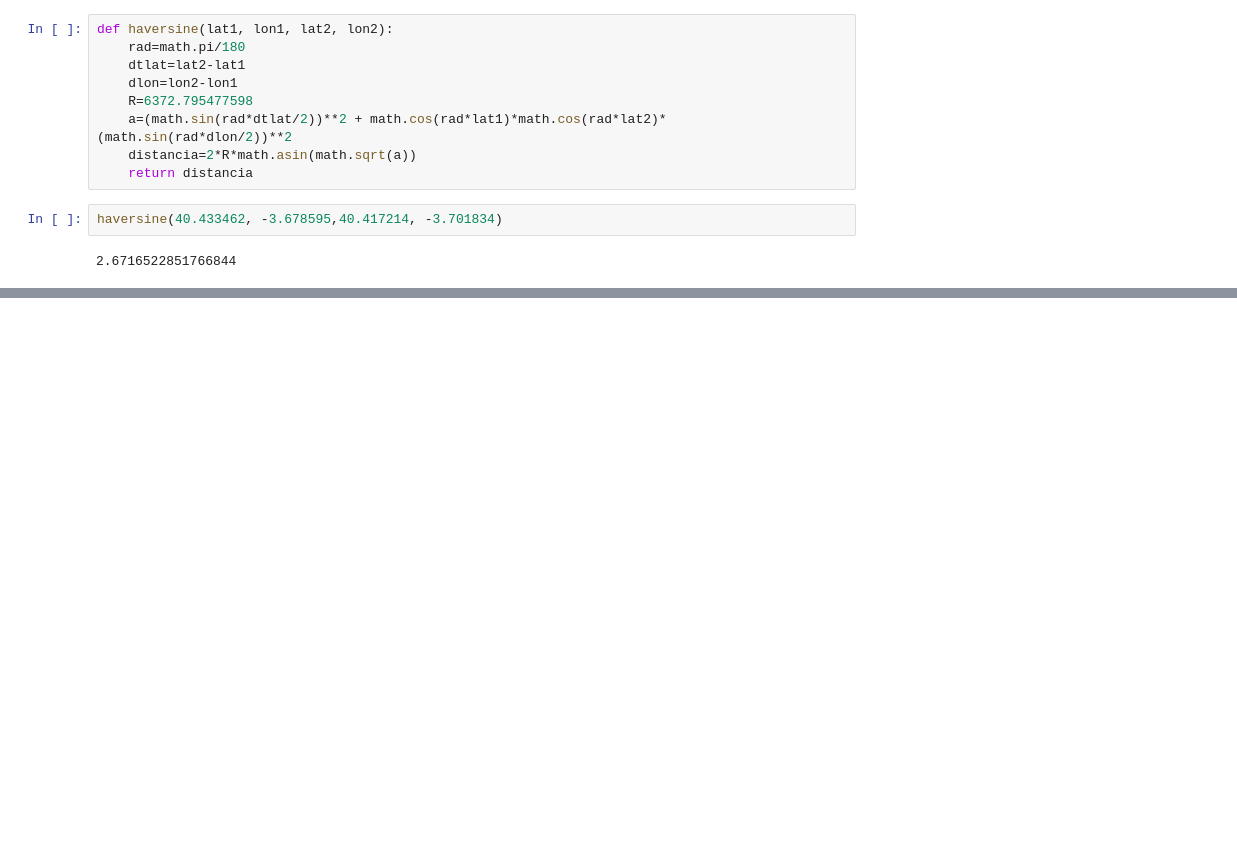
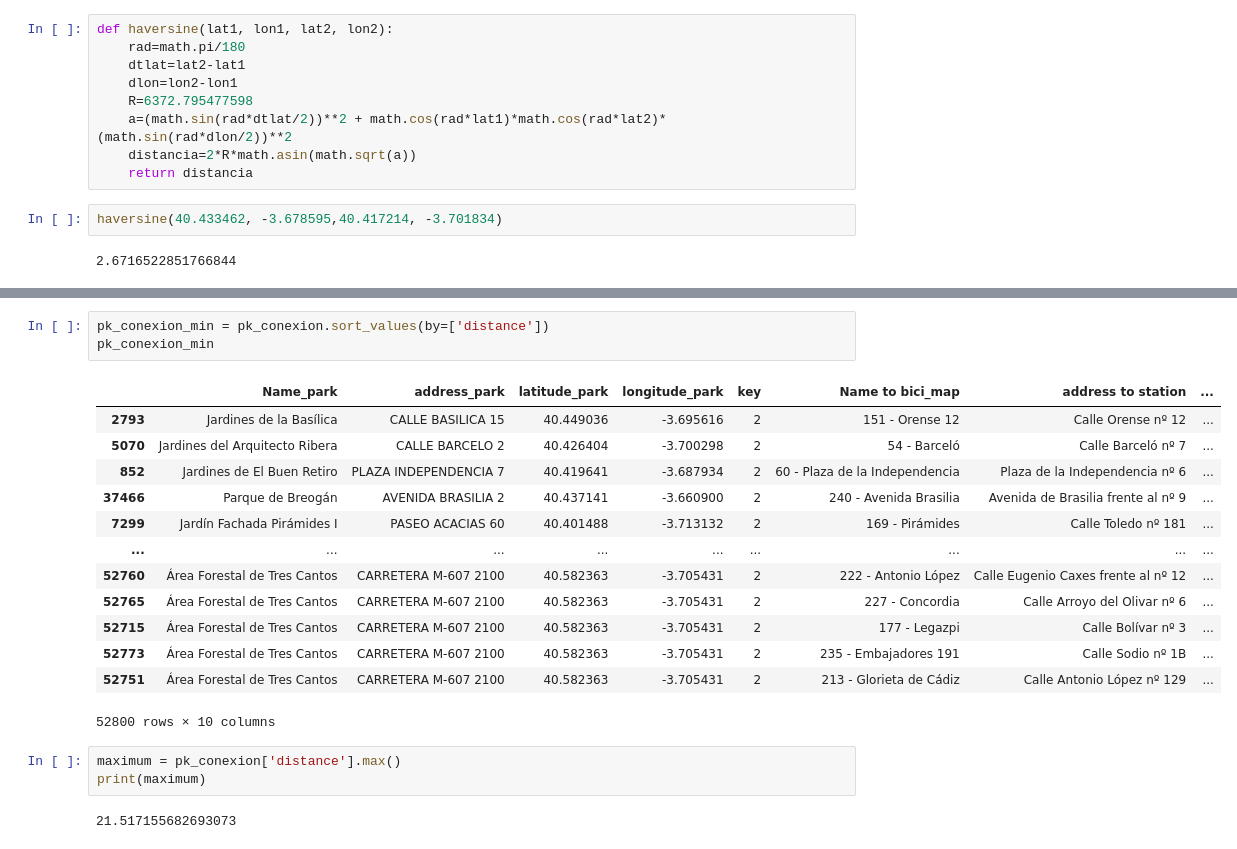
Before and after one commit to Fvperez1/data_project_m1_Fvp, a Jupyter notebook: Union_projet_m1.ipynb, the cells around one changed output, grey strips where cells are left out. Cells and saved outputs as stored; diff of their text form; blank space fills up the shorter version.

```diff
--- a/Union_projet_m1.ipynb
+++ b/Union_projet_m1.ipynb
@@ -229,0 +270,22 @@ KeyError: 'key of type tuple not found and not a MultiIndex'
+# %%
+pk_conexion_min = pk_conexion.sort_values(by=['distance'])
+pk_conexion_min
+# %% [output]
+|  | Name_park | address_park | latitude_park | longitude_park | key | Name to bici_map | address to station | ... |
+| 2793 | Jardines de la Basílica | CALLE BASILICA 15 | 40.449036 | -3.695616 | 2 | 151 - Orense 12 | Calle Orense nº 12 | ... |
+| 5070 | Jardines del Arquitecto Ribera | CALLE BARCELO 2 | 40.426404 | -3.700298 | 2 | 54 - Barceló | Calle Barceló nº 7 | ... |
+| 852 | Jardines de El Buen Retiro | PLAZA INDEPENDENCIA 7 | 40.419641 | -3.687934 | 2 | 60 - Plaza de la Independencia | Plaza de la Independencia nº 6 | ... |
+| 37466 | Parque de Breogán | AVENIDA BRASILIA 2 | 40.437141 | -3.660900 | 2 | 240 - Avenida Brasilia | Avenida de Brasilia frente al nº 9 | ... |
+| 7299 | Jardín Fachada Pirámides I | PASEO ACACIAS 60 | 40.401488 | -3.713132 | 2 | 169 - Pirámides | Calle Toledo nº 181 | ... |
+| ... | ... | ... | ... | ... | ... | ... | ... | ... |
+| 52760 | Área Forestal de Tres Cantos | CARRETERA M-607 2100 | 40.582363 | -3.705431 | 2 | 222 - Antonio López | Calle Eugenio Caxes frente al nº 12 | ... |
+| 52765 | Área Forestal de Tres Cantos | CARRETERA M-607 2100 | 40.582363 | -3.705431 | 2 | 227 - Concordia | Calle Arroyo del Olivar nº 6 | ... |
+| 52715 | Área Forestal de Tres Cantos | CARRETERA M-607 2100 | 40.582363 | -3.705431 | 2 | 177 - Legazpi | Calle Bolívar nº 3 | ... |
+| 52773 | Área Forestal de Tres Cantos | CARRETERA M-607 2100 | 40.582363 | -3.705431 | 2 | 235 - Embajadores 191 | Calle Sodio nº 1B | ... |
+| 52751 | Área Forestal de Tres Cantos | CARRETERA M-607 2100 | 40.582363 | -3.705431 | 2 | 213 - Glorieta de Cádiz | Calle Antonio López nº 129 | ... |
+52800 rows × 10 columns
+# %%
+maximum = pk_conexion['distance'].max()
+print(maximum)
+# %% [output]
+21.517155682693073
```
Also changed, not shown: parts of 18 cells of this notebook, 2 other files.
